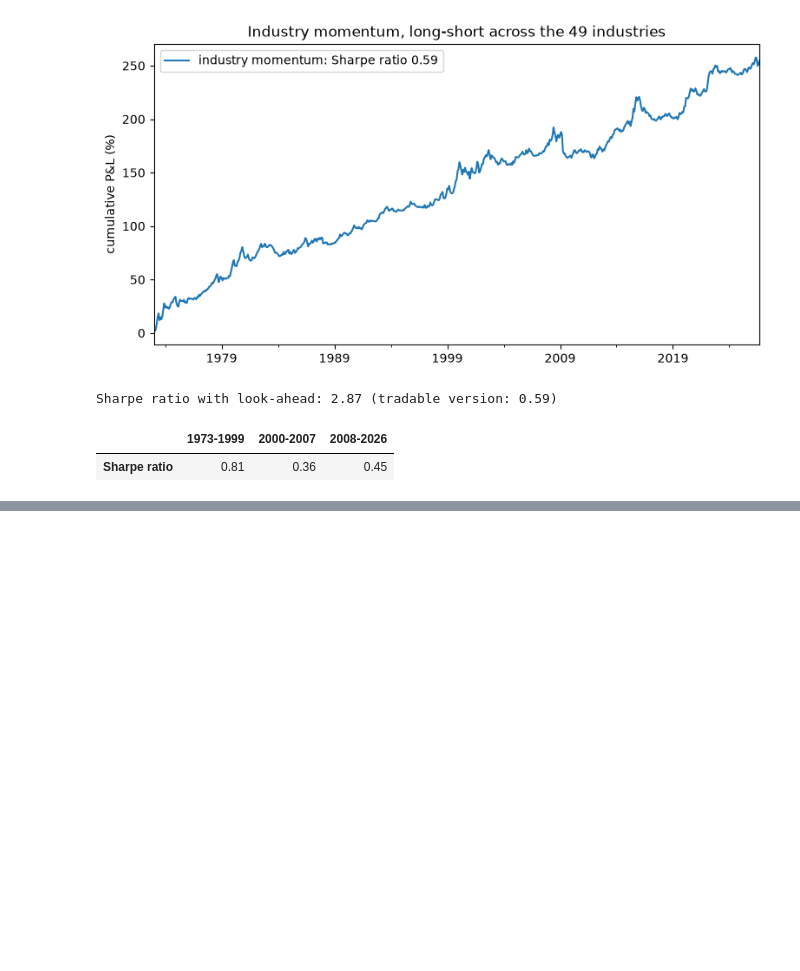
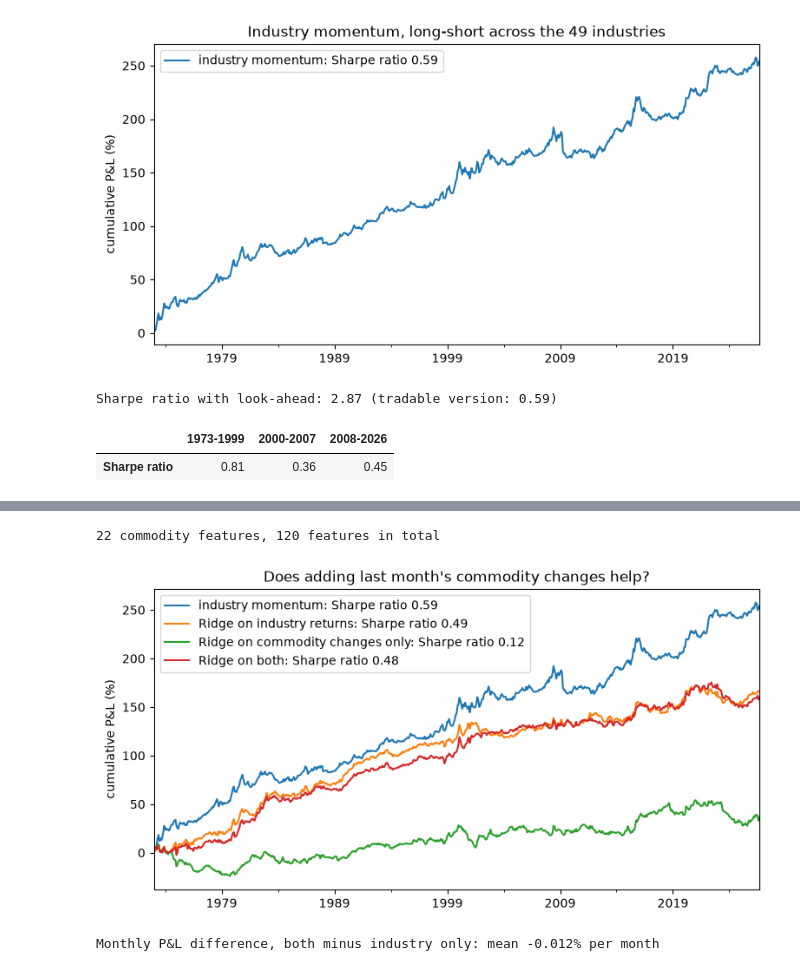
Before and after one commit to SelimLali/Machine_Learning_Trading, a Jupyter notebook: commodities_lead_industries.ipynb, the cells around one changed output, grey strips where cells are left out. Cells and saved outputs as stored; diff of their text form; code cells hidden in the pictures; blank space fills up the shorter version.

```diff
--- a/commodities_lead_industries.ipynb
+++ b/commodities_lead_industries.ipynb
@@ -433,0 +501,24 @@ Industry momentum earns a Sharpe ratio of 0.59 over 1973-2026, 0.81 before 2000
+# %%
+# Commodity features at month t: last month's change of each commodity (iron ore and coal left out, see 2.5)
+main_commodities = [name for name in commodity_changes.columns if name not in ["Iron ore, cfr spot", "Coal, Australian"]]
+commodity_features = pd.concat({"commodity_1m": commodity_changes[main_commodities]}, axis=1)
+both_features = pd.concat([industry_features, commodity_features], axis=1)
+print(f"{commodity_features.shape[1]} commodity features, {both_features.shape[1]} features in total")
+
+forecasts_commodities = walk_forward_predictions(make_pipeline(StandardScaler(), Ridge(alpha=100)),
+                                                 commodity_features.fillna(0), target.fillna(0), window=120)
+forecasts_both = walk_forward_predictions(make_pipeline(StandardScaler(), Ridge(alpha=100)),
+                                          both_features.fillna(0), target.fillna(0), window=120)
+pnl_commodities = backtest(forecasts_commodities, industry_returns).rename("Ridge on commodity changes only")
+pnl_both = backtest(forecasts_both, industry_returns).rename("Ridge on industry returns + commodity changes")
+
+plot_pnl({"industry momentum": pnl_momentum, "Ridge on industry returns": pnl_ridge_industry,
+          "Ridge on commodity changes only": pnl_commodities, "Ridge on both": pnl_both},
+         "Does adding last month's commodity changes help?")
+
+difference = pnl_both - pnl_ridge_industry
+print(f"Monthly P&L difference, both minus industry only: mean {difference.mean():+.3f}% per month")
+# %% [output]
+22 commodity features, 120 features in total
+[figure, added]
+Monthly P&L difference, both minus industry only: mean -0.012% per month
```
Also changed, not shown: parts of 12 cells of this notebook.
